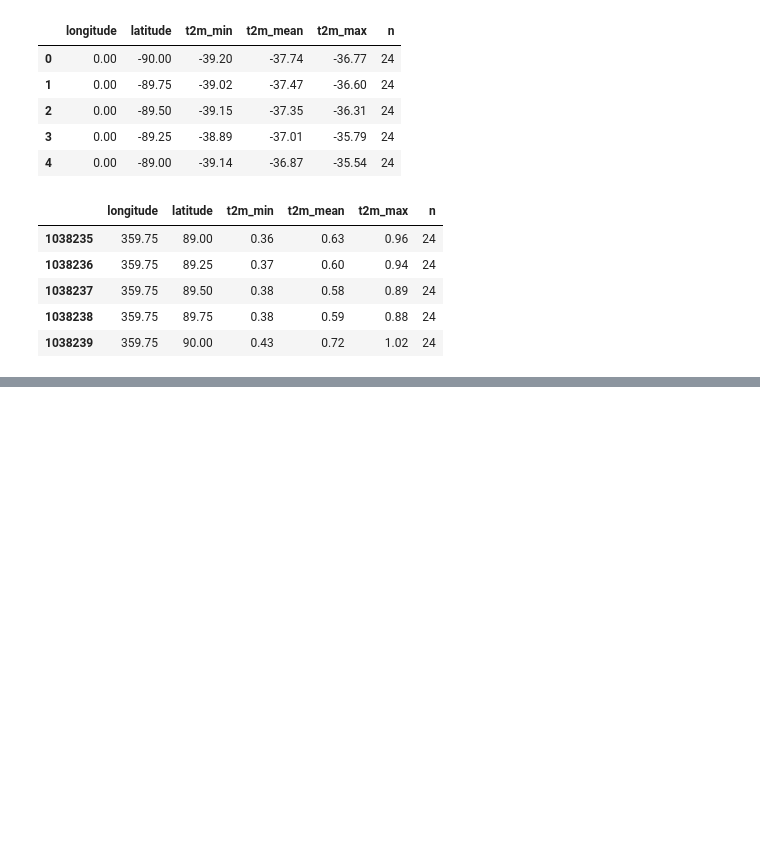
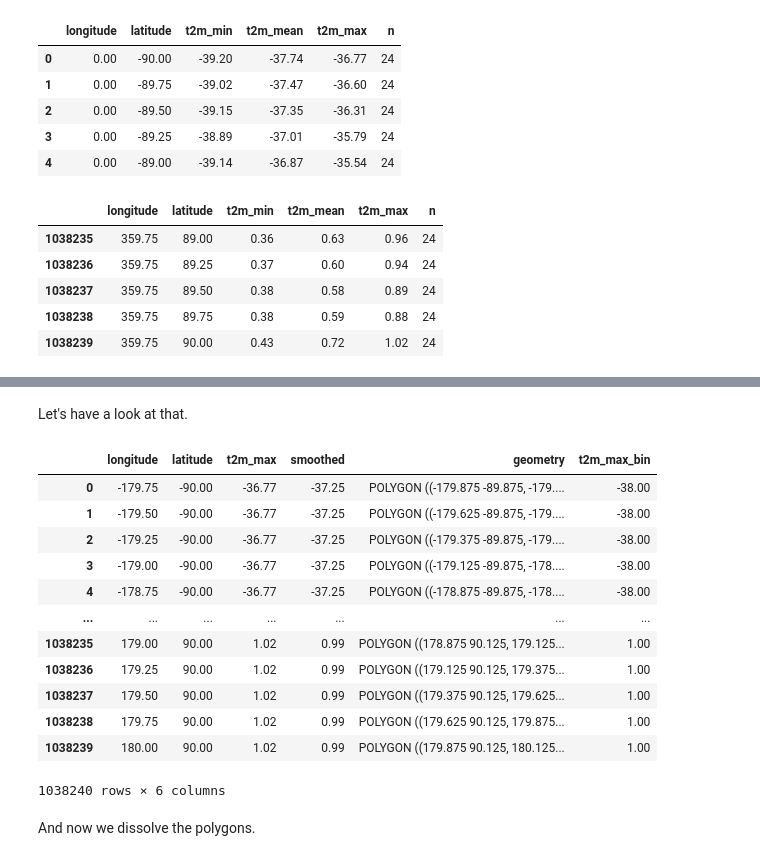
Before and after one commit to palewire/climate-data-example, a Jupyter notebook: era5.ipynb, the cells around one changed output, grey strips where cells are left out. Drawn from its saved outputs; the diff is of its cells as text; code cells hidden in the pictures; blank space fills up the shorter version.

```diff
--- a/era5.ipynb
+++ b/era5.ipynb
@@ -194,0 +439,24 @@ assert (daily_ranges.n == 24).all()
+# %%
+merged_gdf["t2m_max_bin"] = np.copysign(
+    np.ceil(np.abs(merged_gdf["smoothed"])), merged_gdf["smoothed"]
+)
+# %% [markdown]
+Let's have a look at that.
+# %%
+merged_gdf
+# %% [output]
+|  | longitude | latitude | t2m_max | smoothed | geometry | t2m_max_bin |
+| 0 | -179.75 | -90.00 | -36.77 | -37.25 | POLYGON ((-179.875 -89.875, -179.... | -38.00 |
+| 1 | -179.50 | -90.00 | -36.77 | -37.25 | POLYGON ((-179.625 -89.875, -179.... | -38.00 |
+| 2 | -179.25 | -90.00 | -36.77 | -37.25 | POLYGON ((-179.375 -89.875, -179.... | -38.00 |
+| 3 | -179.00 | -90.00 | -36.77 | -37.25 | POLYGON ((-179.125 -89.875, -178.... | -38.00 |
+| 4 | -178.75 | -90.00 | -36.77 | -37.25 | POLYGON ((-178.875 -89.875, -178.... | -38.00 |
+| ... | ... | ... | ... | ... | ... | ... |
+| 1038235 | 179.00 | 90.00 | 1.02 | 0.99 | POLYGON ((178.875 90.125, 179.125... | 1.00 |
+| 1038236 | 179.25 | 90.00 | 1.02 | 0.99 | POLYGON ((179.125 90.125, 179.375... | 1.00 |
+| 1038237 | 179.50 | 90.00 | 1.02 | 0.99 | POLYGON ((179.375 90.125, 179.625... | 1.00 |
+| 1038238 | 179.75 | 90.00 | 1.02 | 0.99 | POLYGON ((179.625 90.125, 179.875... | 1.00 |
+| 1038239 | 180.00 | 90.00 | 1.02 | 0.99 | POLYGON ((179.875 90.125, 180.125... | 1.00 |
+1038240 rows × 6 columns
+# %% [markdown]
+And now we dissolve the polygons.
```
Also changed, not shown: parts of 72 cells of this notebook, 7 other files.
